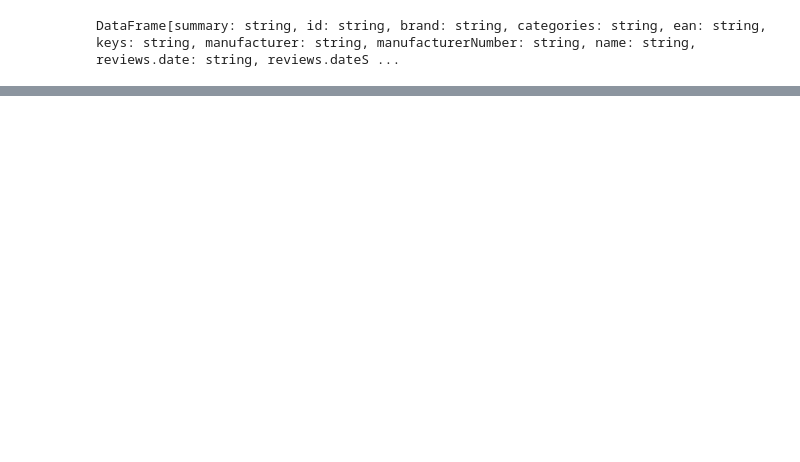
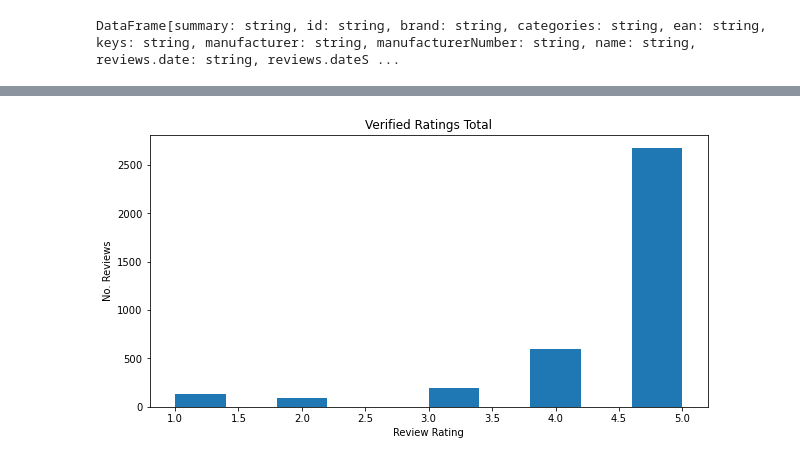
Before and after one commit to shigos/Social-Proof-Analysis-, a Jupyter notebook: notebook/win-note.ipynb, the cells around one changed output, grey strips where cells are left out. Drawn from its saved outputs; the diff is of its cells as text; code cells hidden in the pictures; blank space fills up the shorter version.

```diff
--- a/notebook/win-note.ipynb
+++ b/notebook/win-note.ipynb
@@ -38,4 +71,4 @@ df.createOrReplaceTempView('df_reviews')
 # %%
-df_sql_brand = spark.sql("SELECT brand,reviewstitle FROM df_reviews")
-df_sql_brand.show(100)
+df_sql_brand = spark.sql("SELECT brand,categories,manufacturer,name,reviewsdate,didPurchase,doRecommend,reviewsrating,reviewstext,reviewstitle,URL FROM df_reviews")
+df_sql_brand.show(10)
 # %% [output]
@@ -58,2 +181,3 @@ len(nverifieddf)
 # %%
- verifieddf = pandas_df[pandas_df["reviewsdidPurchase"] == True]
+verifieddf = pandas_df[pandas_df["didPurchase"] == True]
+verifieddf
@@ -83,4 +269,13 @@ ax.hist(pandas_df['reviewsrating'])
 plt.show()
 # %%
-fig,ax = plt.subplots()
-ax.hist(pandas_df[''])
+fig,ax = plt.subplots(figsize = (10,5))
+
+ax.hist(verifieddf['reviewsrating'])
+
+plt.xlabel('Review Rating')
+plt.ylabel('No. Reviews')
+plt.title('Verified Ratings Total')
+
+plt.show()
+# %% [output]
+[figure, added]
```
Also changed, not shown: parts of 45 cells of this notebook.
